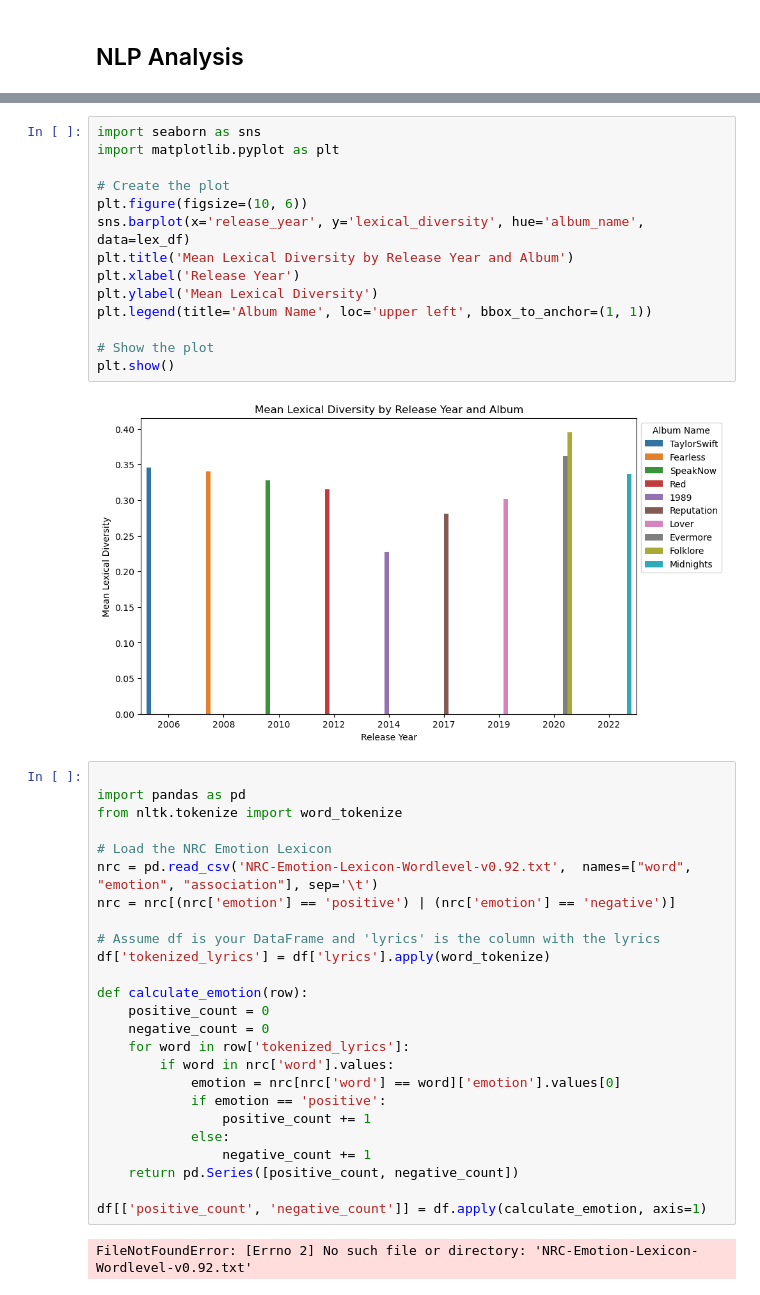
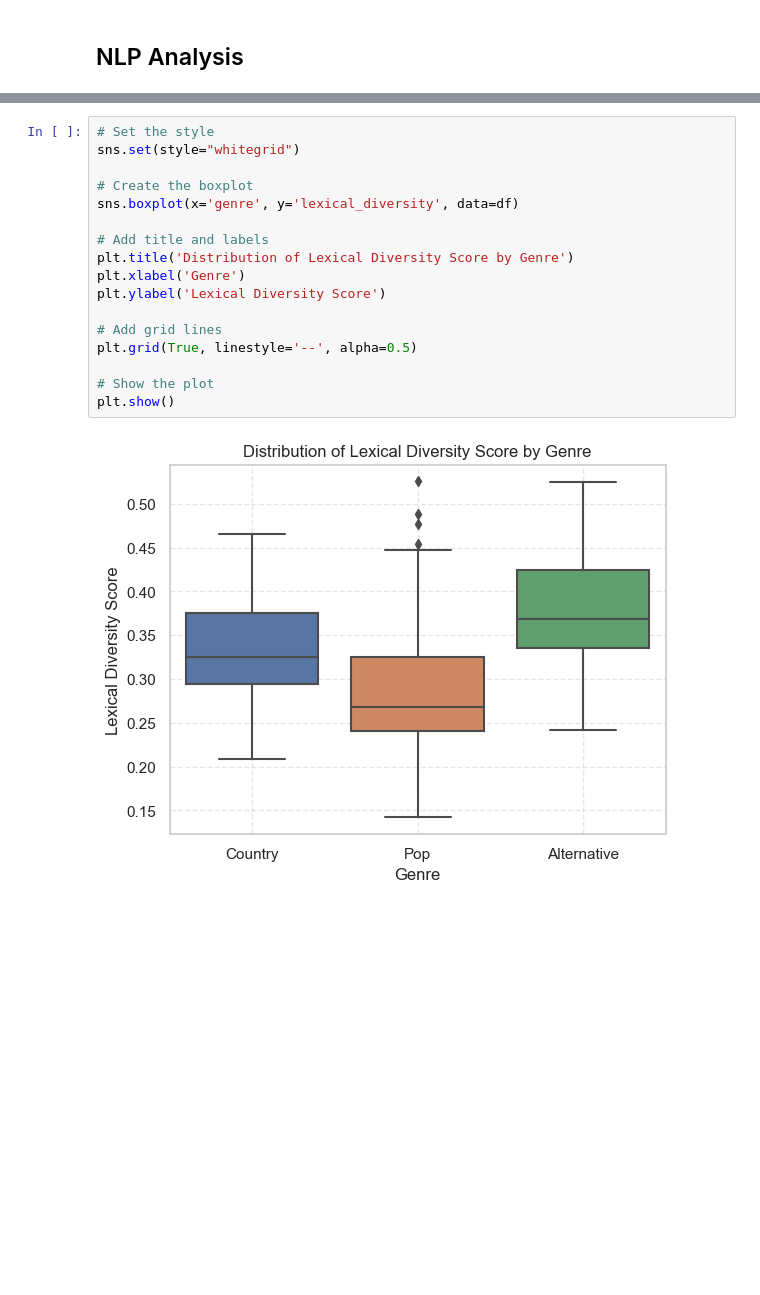
Before and after one commit to stephenczhao/NLP, a Jupyter notebook: Assignment1/Analysis1.ipynb, the cells around one changed output, grey strips where cells are left out. Cells and saved outputs as stored; diff of their text form; blank space fills up the shorter version.

```diff
--- a/Assignment1/Analysis1.ipynb
+++ b/Assignment1/Analysis1.ipynb
@@ -189,43 +164,19 @@ lex_df
-# %%
-import seaborn as sns
-import matplotlib.pyplot as plt
-
-# Create the plot
-plt.figure(figsize=(10, 6))
-sns.barplot(x='release_year', y='lexical_diversity', hue='album_name', data=lex_df)
-plt.title('Mean Lexical Diversity by Release Year and Album')
-plt.xlabel('Release Year')
-plt.ylabel('Mean Lexical Diversity')
-plt.legend(title='Album Name', loc='upper left', bbox_to_anchor=(1, 1))
-
-# Show the plot
-plt.show()
-# %% [output]
-[figure, removed]
-# %%
-
-import pandas as pd
-from nltk.tokenize import word_tokenize
-
-# Load the NRC Emotion Lexicon
-nrc = pd.read_csv('NRC-Emotion-Lexicon-Wordlevel-v0.92.txt',  names=["word", "emotion", "association"], sep='\t')
-nrc = nrc[(nrc['emotion'] == 'positive') | (nrc['emotion'] == 'negative')]
-
-# Assume df is your DataFrame and 'lyrics' is the column with the lyrics
-df['tokenized_lyrics'] = df['lyrics'].apply(word_tokenize)
-
-def calculate_emotion(row):
-    positive_count = 0
-    negative_count = 0
-    for word in row['tokenized_lyrics']:
-        if word in nrc['word'].values:
-            emotion = nrc[nrc['word'] == word]['emotion'].values[0]
-            if emotion == 'positive':
-                positive_count += 1
-            else:
-                negative_count += 1
-    return pd.Series([positive_count, negative_count])
-
-df[['positive_count', 'negative_count']] = df.apply(calculate_emotion, axis=1)
-# %% [output]
-FileNotFoundError: [Errno 2] No such file or directory: 'NRC-Emotion-Lexicon-Wordlevel-v0.92.txt'
+# %%
+# Set the style
+sns.set(style="whitegrid")
+
+# Create the boxplot
+sns.boxplot(x='genre', y='lexical_diversity', data=df)
+
+# Add title and labels
+plt.title('Distribution of Lexical Diversity Score by Genre')
+plt.xlabel('Genre')
+plt.ylabel('Lexical Diversity Score')
+
+# Add grid lines
+plt.grid(True, linestyle='--', alpha=0.5)
+
+# Show the plot
+plt.show()
+# %% [output]
+[figure, added]
```
Also changed, not shown: parts of 36 cells of this notebook, 2 other files.
